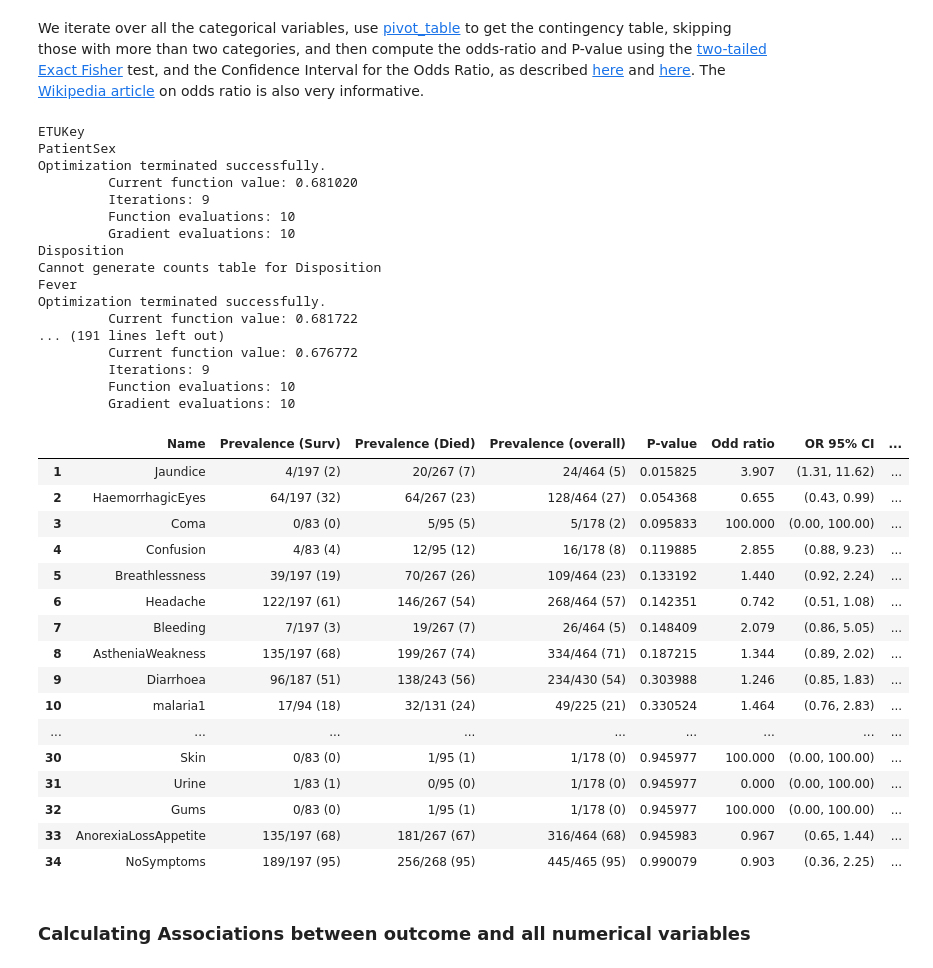
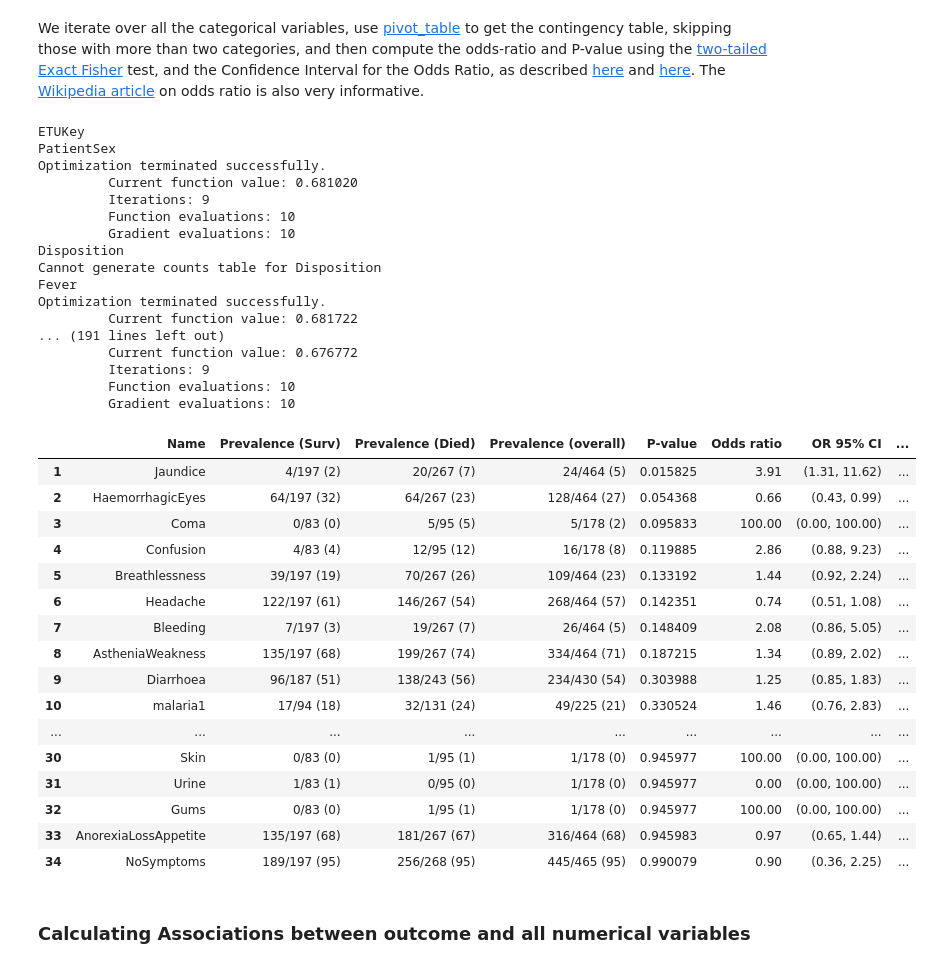
Before and after one commit to colabobio/ebola-imc-code, a Jupyter notebook: stats/Bivariate Analysis.ipynb, the cells around one changed output. Drawn from its saved outputs; the diff is of its cells as text; code cells hidden in the pictures.

```diff
--- a/stats/Univariate Analysis.ipynb
+++ b/stats/Bivariate Analysis.ipynb
@@ -139,6 +140,8 @@ miss_frac = []
 miss_perc = []
 odd_ratios = []
 odd_ratios_ci = []
+risk_ratios = []
+risk_ratios_ci = []
 surv_frac = []
 surv_perc = []
 died_frac = []
@@ -204,10 +207,15 @@ for var in categorical:
     # Calculate OR from univariate LR
     if var == 'malaria1':
         odds_lr = calc_odds_ratio(dat, var, True, {'Negative':0.0, 'Positive':1.0})
+        table = Table2x2(pd.crosstab(dat['Disposition'] == 'Died', dat[var] == 'Positive'))
     else:
         odds_lr = calc_odds_ratio(dat, var, True)
-    odd_ratios.append("%.3f" % odds_lr[0])
+        table = Table2x2(pd.crosstab(dat['Disposition'] == 'Died', dat[var] == 1))
+    odd_ratios.append("%.2f" % odds_lr[0])
     odd_ratios_ci.append("(%.2f, %.2f)" % (odds_lr[1], odds_lr[2]))
+
+    risk_ratios.append("%.2f" % table.riskratio)
+    risk_ratios_ci.append("(%.2f, %.2f)" % table.riskratio_confint())
 
     miss_count = data[var].isnull().values.ravel().sum()
     miss_frac.append(str(miss_count) + "/" + str(tot_count))
@@ -219,53 +227,55 @@ cat_table = pd.DataFrame({'Name':pd.Series(np.array(names)),
                           'Prevalence (Died)':pd.Series(np.array(died_perc)),
                           'Prevalence (overall)':pd.Series(np.array(total_perc)),
                           'P-value':pd.Series(np.array(pvalues)),
-                          'Odd ratio':pd.Series(np.array(odd_ratios)),
+                          'Odds ratio':pd.Series(np.array(odd_ratios)),
                           'OR 95% CI':pd.Series(np.array(odd_ratios_ci)),
+                          'Risk ratio':pd.Series(np.array(risk_ratios)),
+                          'RR 95% CI':pd.Series(np.array(risk_ratios_ci)),
                           'Missing':pd.Series(np.array(miss_perc))},
                          columns=['Name', 'Prevalence (Surv)',
                                           'Prevalence (Died)',
                                           'Prevalence (overall)',
-                                          'P-value',
-                                          'Odd ratio', 'OR 95% CI', 'Missing'])
+                                          'P-value', 'Odds ratio', 'OR 95% CI',
+                                          'Risk ratio', 'RR 95% CI', 'Missing'])
 
 sort_by_pvalue(cat_table)
 cat_table.to_csv("correlation-categorical.csv")
 cat_table
 # %% [output]
 ETUKey
 PatientSex
 Optimization terminated successfully.
          Current function value: 0.681020
          Iterations: 9
          Function evaluations: 10
          Gradient evaluations: 10
 Disposition
 Cannot generate counts table for Disposition
 Fever
 Optimization terminated successfully.
          Current function value: 0.681722
 ... (191 lines left out)
          Current function value: 0.676772
          Iterations: 9
          Function evaluations: 10
          Gradient evaluations: 10
-|  | Name | Prevalence (Surv) | Prevalence (Died) | Prevalence (overall) | P-value | Odd ratio | OR 95% CI | ... |
-| 1 | Jaundice | 4/197 (2) | 20/267 (7) | 24/464 (5) | 0.015825 | 3.907 | (1.31, 11.62) | ... |
-| 2 | HaemorrhagicEyes | 64/197 (32) | 64/267 (23) | 128/464 (27) | 0.054368 | 0.655 | (0.43, 0.99) | ... |
-| 3 | Coma | 0/83 (0) | 5/95 (5) | 5/178 (2) | 0.095833 | 100.000 | (0.00, 100.00) | ... |
-| 4 | Confusion | 4/83 (4) | 12/95 (12) | 16/178 (8) | 0.119885 | 2.855 | (0.88, 9.23) | ... |
-| 5 | Breathlessness | 39/197 (19) | 70/267 (26) | 109/464 (23) | 0.133192 | 1.440 | (0.92, 2.24) | ... |
-| 6 | Headache | 122/197 (61) | 146/267 (54) | 268/464 (57) | 0.142351 | 0.742 | (0.51, 1.08) | ... |
-| 7 | Bleeding | 7/197 (3) | 19/267 (7) | 26/464 (5) | 0.148409 | 2.079 | (0.86, 5.05) | ... |
-| 8 | AstheniaWeakness | 135/197 (68) | 199/267 (74) | 334/464 (71) | 0.187215 | 1.344 | (0.89, 2.02) | ... |
-| 9 | Diarrhoea | 96/187 (51) | 138/243 (56) | 234/430 (54) | 0.303988 | 1.246 | (0.85, 1.83) | ... |
-| 10 | malaria1 | 17/94 (18) | 32/131 (24) | 49/225 (21) | 0.330524 | 1.464 | (0.76, 2.83) | ... |
+|  | Name | Prevalence (Surv) | Prevalence (Died) | Prevalence (overall) | P-value | Odds ratio | OR 95% CI | ... |
+| 1 | Jaundice | 4/197 (2) | 20/267 (7) | 24/464 (5) | 0.015825 | 3.91 | (1.31, 11.62) | ... |
+| 2 | HaemorrhagicEyes | 64/197 (32) | 64/267 (23) | 128/464 (27) | 0.054368 | 0.66 | (0.43, 0.99) | ... |
+| 3 | Coma | 0/83 (0) | 5/95 (5) | 5/178 (2) | 0.095833 | 100.00 | (0.00, 100.00) | ... |
+| 4 | Confusion | 4/83 (4) | 12/95 (12) | 16/178 (8) | 0.119885 | 2.86 | (0.88, 9.23) | ... |
+| 5 | Breathlessness | 39/197 (19) | 70/267 (26) | 109/464 (23) | 0.133192 | 1.44 | (0.92, 2.24) | ... |
+| 6 | Headache | 122/197 (61) | 146/267 (54) | 268/464 (57) | 0.142351 | 0.74 | (0.51, 1.08) | ... |
+| 7 | Bleeding | 7/197 (3) | 19/267 (7) | 26/464 (5) | 0.148409 | 2.08 | (0.86, 5.05) | ... |
+| 8 | AstheniaWeakness | 135/197 (68) | 199/267 (74) | 334/464 (71) | 0.187215 | 1.34 | (0.89, 2.02) | ... |
+| 9 | Diarrhoea | 96/187 (51) | 138/243 (56) | 234/430 (54) | 0.303988 | 1.25 | (0.85, 1.83) | ... |
+| 10 | malaria1 | 17/94 (18) | 32/131 (24) | 49/225 (21) | 0.330524 | 1.46 | (0.76, 2.83) | ... |
 | ... | ... | ... | ... | ... | ... | ... | ... | ... |
-| 30 | Skin | 0/83 (0) | 1/95 (1) | 1/178 (0) | 0.945977 | 100.000 | (0.00, 100.00) | ... |
-| 31 | Urine | 1/83 (1) | 0/95 (0) | 1/178 (0) | 0.945977 | 0.000 | (0.00, 100.00) | ... |
-| 32 | Gums | 0/83 (0) | 1/95 (1) | 1/178 (0) | 0.945977 | 100.000 | (0.00, 100.00) | ... |
-| 33 | AnorexiaLossAppetite | 135/197 (68) | 181/267 (67) | 316/464 (68) | 0.945983 | 0.967 | (0.65, 1.44) | ... |
-| 34 | NoSymptoms | 189/197 (95) | 256/268 (95) | 445/465 (95) | 0.990079 | 0.903 | (0.36, 2.25) | ... |
+| 30 | Skin | 0/83 (0) | 1/95 (1) | 1/178 (0) | 0.945977 | 100.00 | (0.00, 100.00) | ... |
+| 31 | Urine | 1/83 (1) | 0/95 (0) | 1/178 (0) | 0.945977 | 0.00 | (0.00, 100.00) | ... |
+| 32 | Gums | 0/83 (0) | 1/95 (1) | 1/178 (0) | 0.945977 | 100.00 | (0.00, 100.00) | ... |
+| 33 | AnorexiaLossAppetite | 135/197 (68) | 181/267 (67) | 316/464 (68) | 0.945983 | 0.97 | (0.65, 1.44) | ... |
+| 34 | NoSymptoms | 189/197 (95) | 256/268 (95) | 445/465 (95) | 0.990079 | 0.90 | (0.36, 2.25) | ... |
 # %% [markdown]
 ### Calculating Associations between outcome and all numerical variables
 # %% [markdown]
```
Also changed, not shown: parts of 4 cells of this notebook, 4 other files.
